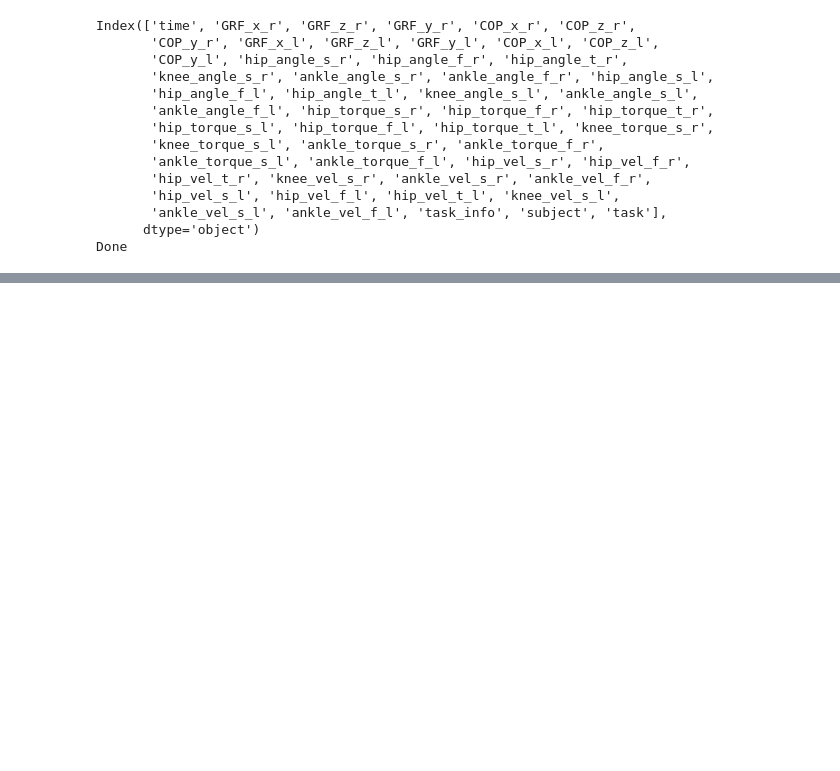
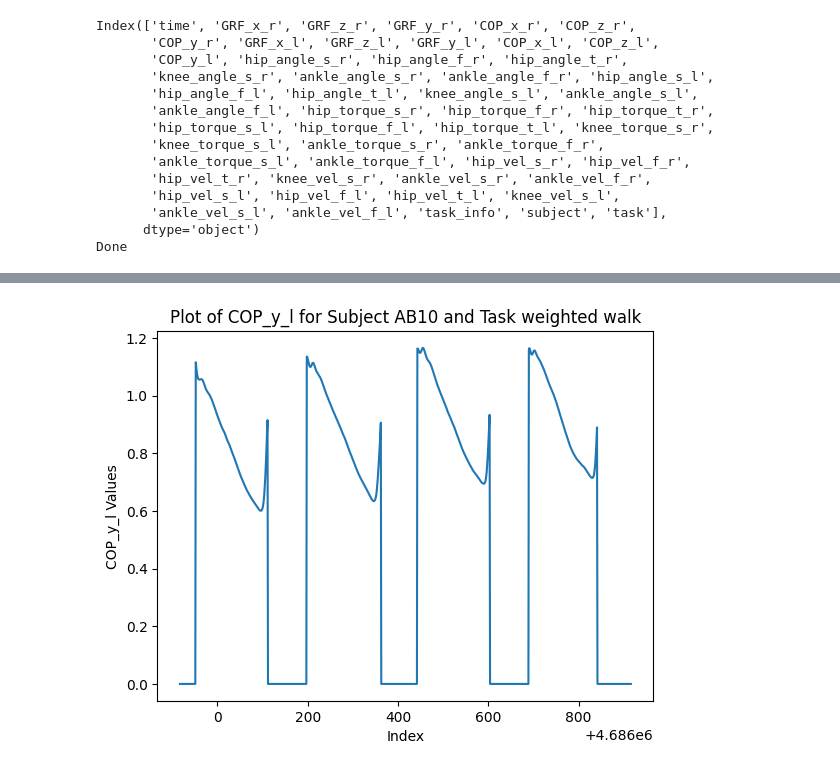
Before and after one commit to jmontp/LocoHub, a Jupyter notebook: Gtech_2023/Gtechalltoparquet.ipynb, the cells around one changed output, grey strips where cells are left out. Cells and saved outputs as stored; diff of their text form; code cells hidden in the pictures; blank space fills up the shorter version.

```diff
--- a/Gtech_2023/Gtechalltoparquet.ipynb
+++ b/Gtech_2023/Gtechalltoparquet.ipynb
@@ -395,0 +391,8 @@ print(df)
+# %%
+plt.plot(filtered_df['COP_y_l'][0:1000])
+plt.xlabel('Index')
+plt.ylabel('COP_y_l Values')
+plt.title('Plot of COP_y_l for Subject AB10 and Task weighted walk')
+plt.show()
+# %% [output]
+[figure, added]
```
Also changed, not shown: parts of 5 cells of this notebook.
